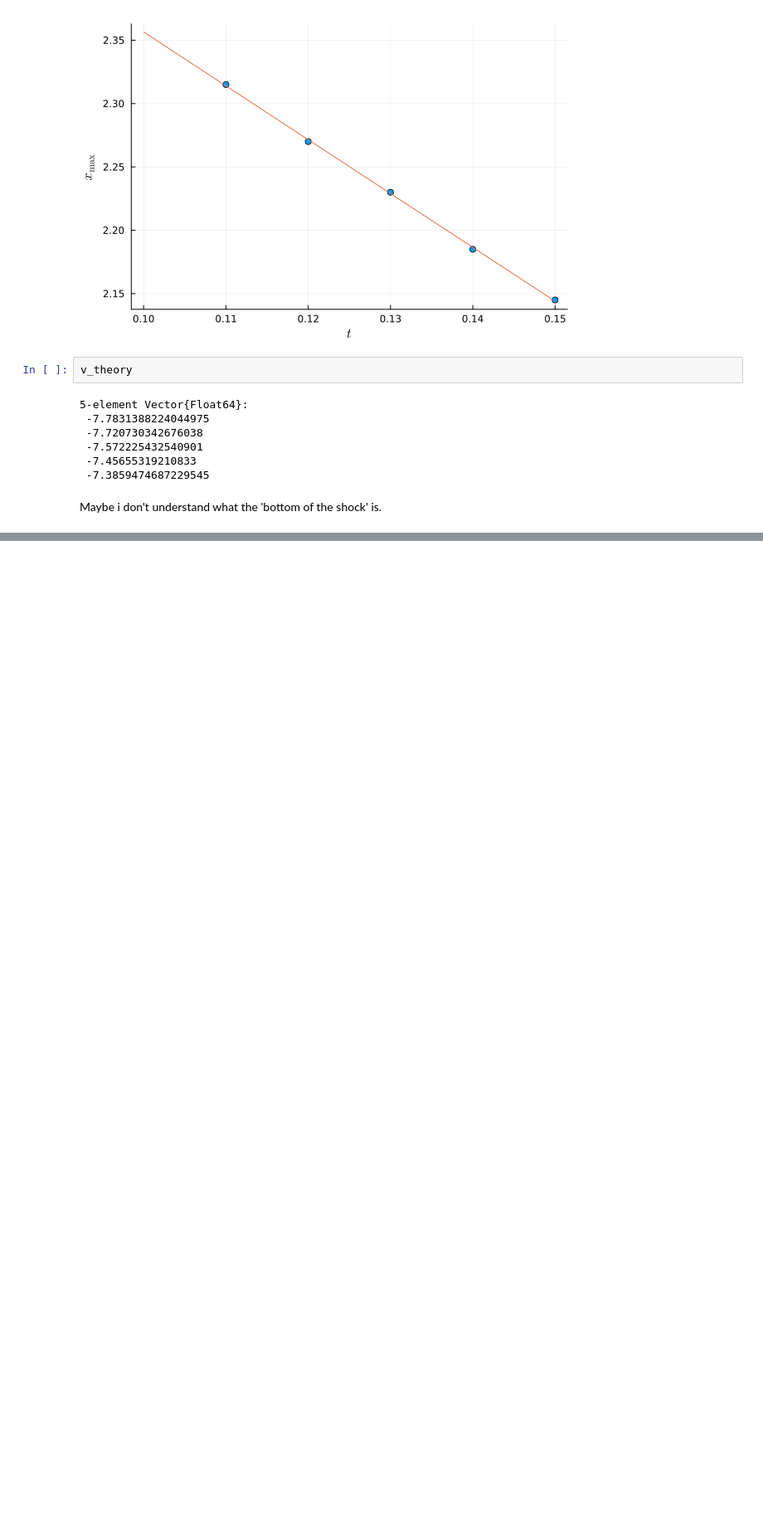
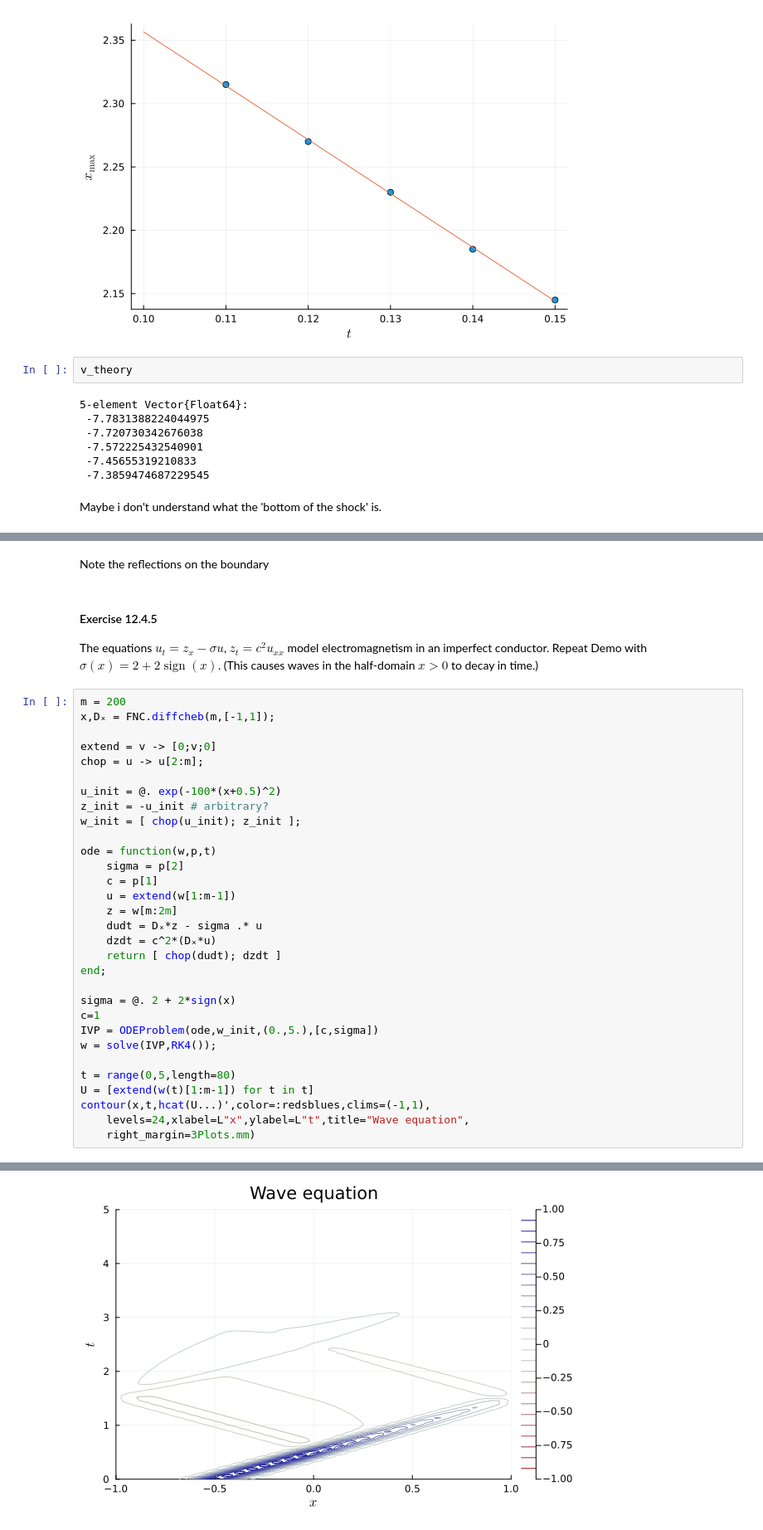
Before and after one commit to DrEntropy/FNC, a Jupyter notebook: Chapter12.ipynb, the cells around one changed output, grey strips where cells are left out. Shown at 83% size. Saved outputs shown, nothing was run; the diff lists cells and outputs as text; blank space fills up the shorter version.

```diff
--- a/Chapter12.ipynb
+++ b/Chapter12.ipynb
@@ -185,0 +494,38 @@ Maybe i don't understand what the 'bottom of the shock' is.
+# %% [markdown]
+Note the reflections on the boundary
+# %% [markdown]
+#### Exercise 12.4.5
+
+The equations $u_t=z_x-\sigma u$, $z_t=c^2u_{xx}$ model electromagnetism in an imperfect conductor. Repeat  Demo with $\sigma(x)=2+2\operatorname{sign}(x)$. (This causes waves in the half-domain $x>0$ to decay in time.)
+# %%
+m = 200
+x,Dₓ = FNC.diffcheb(m,[-1,1]);
+
+extend = v -> [0;v;0]
+chop = u -> u[2:m];
+
+u_init = @. exp(-100*(x+0.5)^2)
+z_init = -u_init # arbitrary?
+w_init = [ chop(u_init); z_init ];
+
+ode = function(w,p,t)
+    sigma = p[2]
+    c = p[1]
+    u = extend(w[1:m-1])
+    z = w[m:2m]
+    dudt = Dₓ*z - sigma .* u
+    dzdt = c^2*(Dₓ*u)
+    return [ chop(dudt); dzdt ]
+end;
+
+sigma = @. 2 + 2*sign(x)
+c=1
+IVP = ODEProblem(ode,w_init,(0.,5.),[c,sigma])
+w = solve(IVP,RK4());
+
+t = range(0,5,length=80)
+U = [extend(w(t)[1:m-1]) for t in t]
+contour(x,t,hcat(U...)',color=:redsblues,clims=(-1,1),
+    levels=24,xlabel=L"x",ylabel=L"t",title="Wave equation",
+    right_margin=3Plots.mm)
+# %% [output]
@@ -185,0 +534 @@ Maybe i don't understand what the 'bottom of the shock' is.
+[figure, added]
```
Also changed, not shown: parts of 19 cells of this notebook, 4 other files.
